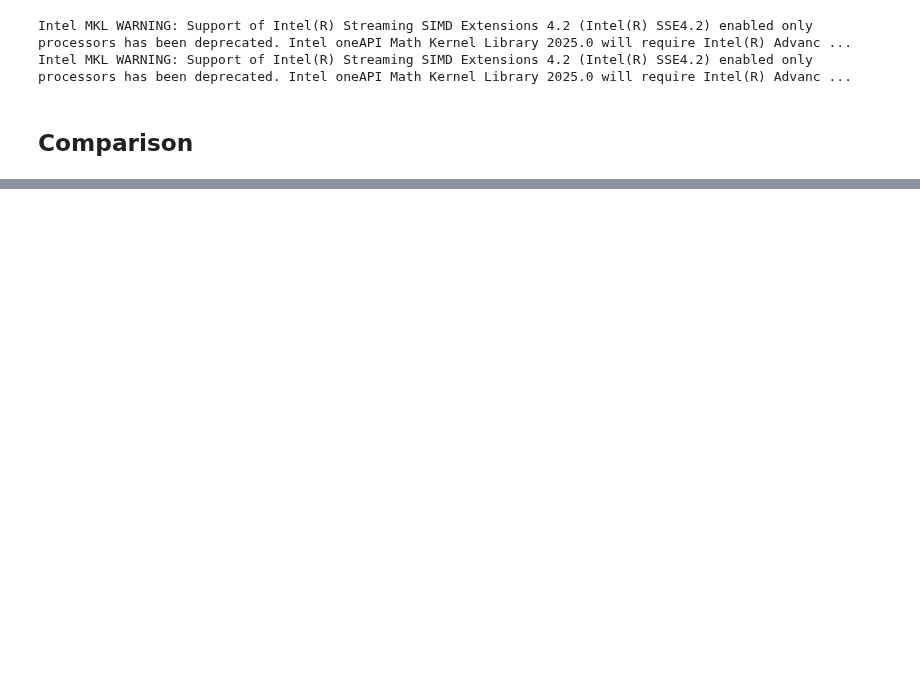
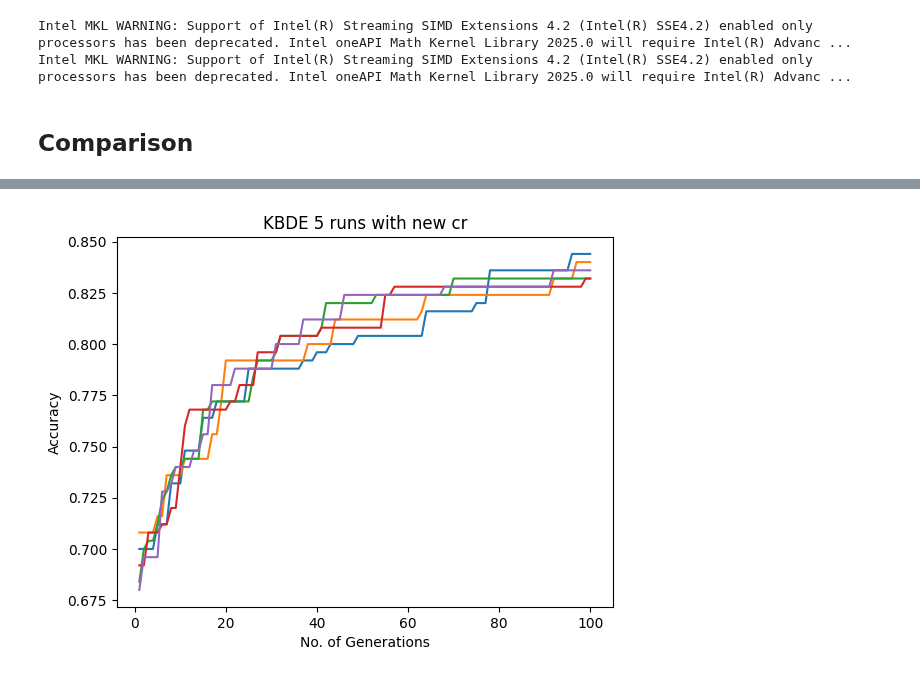
Before and after one commit to devasenan134/GA-SC, a Jupyter notebook: compare_avg_res.ipynb, the cells around one changed output, grey strips where cells are left out. Saved outputs shown, nothing was run; the diff lists cells and outputs as text; code cells hidden in the pictures; blank space fills up the shorter version.

```diff
--- a/compare_avg_res.ipynb
+++ b/compare_avg_res.ipynb
@@ -7,6 +7,18 @@ import pickle
 # %% [output]
 Intel MKL WARNING: Support of Intel(R) Streaming SIMD Extensions 4.2 (Intel(R) SSE4.2) enabled only processors has been deprecated. Intel oneAPI Math Kernel Library 2025.0 will require Intel(R) Advanc ...
 Intel MKL WARNING: Support of Intel(R) Streaming SIMD Extensions 4.2 (Intel(R) SSE4.2) enabled only processors has been deprecated. Intel oneAPI Math Kernel Library 2025.0 will require Intel(R) Advanc ...
+# %%
+def plot_saves(file, header):
+    plt.xlabel('No. of Generations')
+    plt.ylabel('Accuracy')
+    plt.title(header)
+
+    x = range(1, 101)
+    for run in file:
+        y = run[1]
+        plt.plot(x, y)
+
+    plt.show()
 # %%
 def compare_saves(files, legends):
     plt.xlabel('No. of Generations')
@@ -75,0 +102,4 @@ compare_saves([de_30, de_5, ga_30, kbga_30, kbde_30], legends)
+# %%
+plot_saves(kbde_5, "KBDE 5 runs with new cr")
+# %% [output]
+[figure, added]
```
Also changed, not shown: parts of 4 cells of this notebook, 5 other files.
